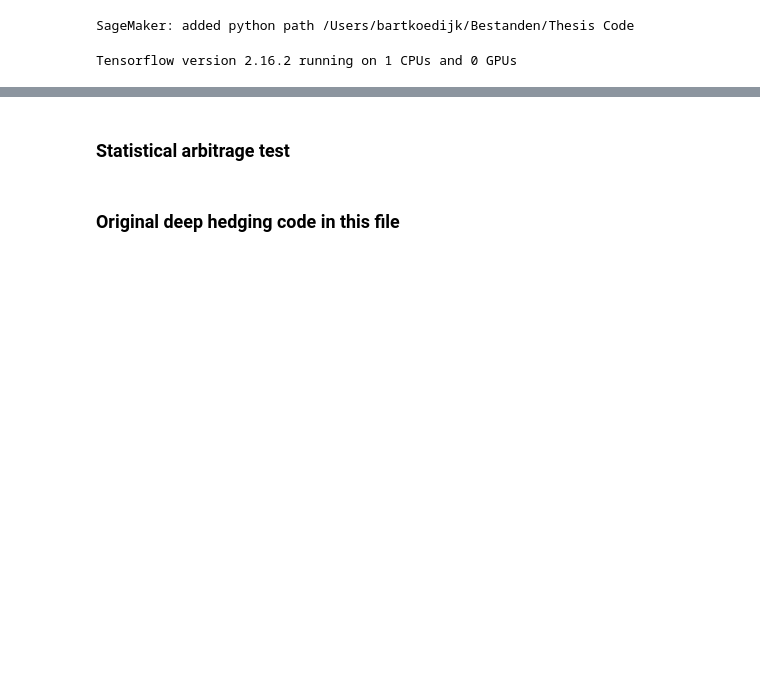
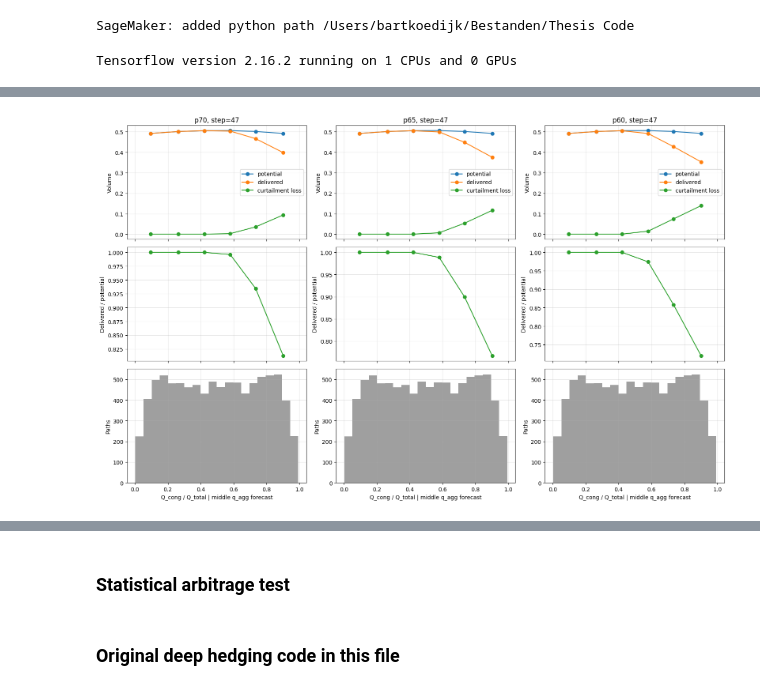
Before and after one commit to brkoedijk/thesis, a Jupyter notebook: notebooks/trainer.ipynb, the cells around one changed output, grey strips where cells are left out. Cells and saved outputs as stored; diff of their text form; code cells hidden in the pictures; blank space fills up the shorter version.

```diff
--- a/notebooks/trainer.ipynb
+++ b/notebooks/trainer.ipynb
@@ -432,0 +330,97 @@ plt.show()
+# %%
+
+calibration_world = build_spatial_volume_risk_world(
+    CALIBRATION_SAMPLES,
+    CALIBRATION_SEED,
+    feature_model_type="C",
+    l_max=np.inf,
+)
+q_cong_calibration = np.asarray(calibration_world.details.q_cong, dtype=float)
+
+L_MAX_BY_CASE = {
+    "no_curtailment": np.inf,
+    "p70": float(np.quantile(q_cong_calibration, 0.70)),
+    "p65": float(np.quantile(q_cong_calibration, 0.65)),
+    "p60": float(np.quantile(q_cong_calibration, 0.60)),
+}
+PREFLIGHT_CASES = ["no_curtailment", "p70", "p65", "p60"]
+PREFLIGHT_STEPS = [18, 38, 42, 45, 47]
+
+preflight_rows = []
+preflight_worlds = {}
+for case_name in PREFLIGHT_CASES:
+    world_pf = build_spatial_volume_risk_world(
+        samples=30000,
+        seed=202604081,
+        feature_model_type="C",
+        l_max=L_MAX_BY_CASE[case_name],
+    )
+    preflight_worlds[case_name] = world_pf
+    arr = mechanism_arrays(world_pf)
+    curtailment_frequency = float(np.mean(arr["q_cong"] > L_MAX_BY_CASE[case_name])) if np.isfinite(L_MAX_BY_CASE[case_name]) else 0.0
+    for step in PREFLIGHT_STEPS:
+        q_agg_forecast = np.asarray(world_pf.details.q_agg_forecast)[:, step]
+        same_qagg = middle_fraction_mask(q_agg_forecast, fraction=0.30)
+        x = arr["q_cong_share"][same_qagg]
+        preflight_rows.append({
+            "case": case_name,
+            "decision_step": step,
+            "l_max": L_MAX_BY_CASE[case_name],
+            "curtailment_frequency": curtailment_frequency,
+            "n_paths_matched_qagg": int(np.sum(same_qagg)),
+            "delivered_ratio_slope": linear_slope(x, arr["delivered_ratio"][same_qagg]),
+            "delivered_volume_slope": linear_slope(x, arr["q_delivered"][same_qagg]),
+            "potential_volume_slope": linear_slope(x, arr["q_potential"][same_qagg]),
+            "curtailment_loss_slope": linear_slope(x, arr["curtailment_loss"][same_qagg]),
+        })
+
+preflight_summary = pd.DataFrame(preflight_rows)
+preflight_summary["mechanism_pass"] = (
+    (preflight_summary["delivered_ratio_slope"] < 0.0)
+    & (preflight_summary["curtailment_loss_slope"] > 0.0)
+    & (preflight_summary["delivered_volume_slope"] <= 0.0)
+)
+display(preflight_summary)
+
+preflight_case_summary = (
+    preflight_summary
+    .groupby("case", as_index=False)
+    .agg(
+        l_max=("l_max", "first"),
+        curtailment_frequency=("curtailment_frequency", "first"),
+        mechanism_pass_any_step=("mechanism_pass", "any"),
+        best_delivered_volume_slope=("delivered_volume_slope", "min"),
+        best_curtailment_loss_slope=("curtailment_loss_slope", "max"),
+    )
+)
+display(preflight_case_summary)
+
+preflight_passed = bool(preflight_summary.query("case in ['p65', 'p60']")["mechanism_pass"].any())
+print(f"Preflight passed: {preflight_passed}")
+
+fig, axes = plt.subplots(3, 3, figsize=(16, 10), sharex=True)
+plot_cases = ["p70", "p65", "p60"]
+plot_step = 47
+for col, case_name in enumerate(plot_cases):
+    world_pf = preflight_worlds[case_name]
+    arr = mechanism_arrays(world_pf)
+    same_qagg = middle_fraction_mask(np.asarray(world_pf.details.q_agg_forecast)[:, plot_step], fraction=0.30)
+    x = arr["q_cong_share"][same_qagg]
+    bins = np.unique(np.quantile(x, np.linspace(0.0, 1.0, 7)))
+    centers = 0.5 * (bins[:-1] + bins[1:])
+    axes[0, col].plot(centers, binned_mean(x, arr["q_potential"][same_qagg], bins), marker="o", label="potential")
+    axes[0, col].plot(centers, binned_mean(x, arr["q_delivered"][same_qagg], bins), marker="o", label="delivered")
+    axes[0, col].plot(centers, binned_mean(x, arr["curtailment_loss"][same_qagg], bins), marker="o", label="curtailment loss")
+    axes[0, col].set_title(f"{case_name}, step={plot_step}")
+    axes[0, col].set_ylabel("Volume")
+    axes[0, col].legend()
+    axes[1, col].plot(centers, binned_mean(x, arr["delivered_ratio"][same_qagg], bins), marker="o", color="tab:green")
+    axes[1, col].set_ylabel("Delivered / potential")
+    axes[2, col].hist(x, bins=20, color="tab:gray", alpha=0.75)
+    axes[2, col].set_xlabel("Q_cong / Q_total | middle q_agg forecast")
+    axes[2, col].set_ylabel("Paths")
+    for row in range(3):
+        axes[row, col].grid(alpha=0.3)
+plt.tight_layout()
+plt.show()
+# %% [output]
@@ -432,0 +450 @@ plt.show()
+[figure, added]
```
Also changed, not shown: parts of 32 cells of this notebook, 14 other files.
